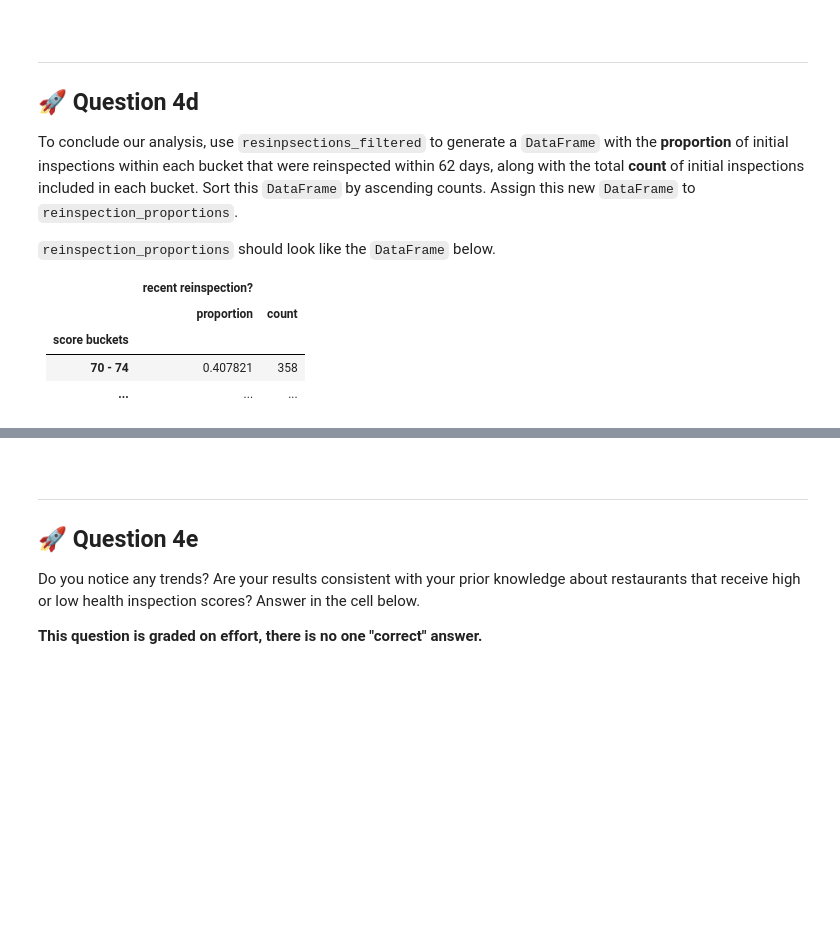
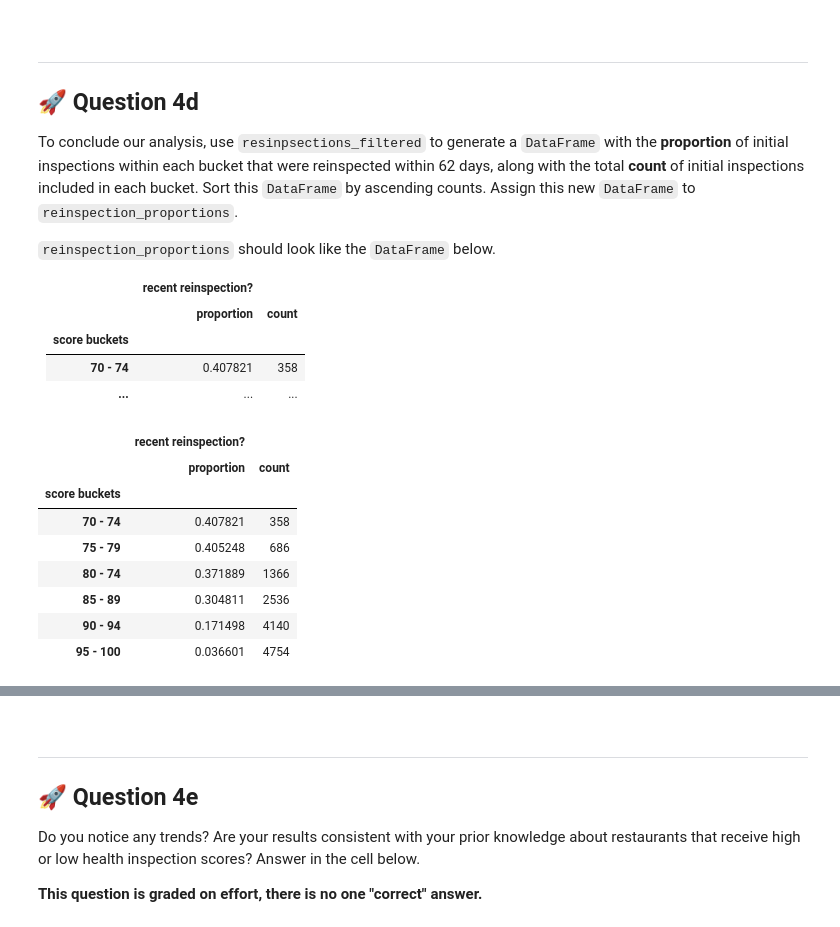
Before and after one commit to ac0033/sp25-student, a Jupyter notebook: hw/hw02B/hw02B.ipynb, the cells around one changed output, grey strips where cells are left out. Saved outputs shown, nothing was run; the diff lists cells and outputs as text; code cells hidden in the pictures; blank space fills up the shorter version.

```diff
--- a/hw/hw02B/hw02B.ipynb
+++ b/hw/hw02B/hw02B.ipynb
@@ -602,2 +665,21 @@ reinspection_proportions
+# %%
+reinspection_proportions = (
+    reinspections_filtered
+    .groupby('score buckets')
+    .agg({'recent reinspection?': [('proportion', 'mean'), ('count', 'size')]})
+    .sort_values(('recent reinspection?', 'count'), ascending=True)
+)
+
+reinspection_proportions
+# %% [output]
+|  | recent reinspection? |  |
+|  | proportion | count |
+| score buckets |  |  |
+| 70 - 74 | 0.407821 | 358 |
+| 75 - 79 | 0.405248 | 686 |
+| 80 - 74 | 0.371889 | 1366 |
+| 85 - 89 | 0.304811 | 2536 |
+| 90 - 94 | 0.171498 | 4140 |
+| 95 - 100 | 0.036601 | 4754 |
 # %%
 grader.check("q4d")
```
Also changed, not shown: parts of 16 cells of this notebook, 1 other file.
